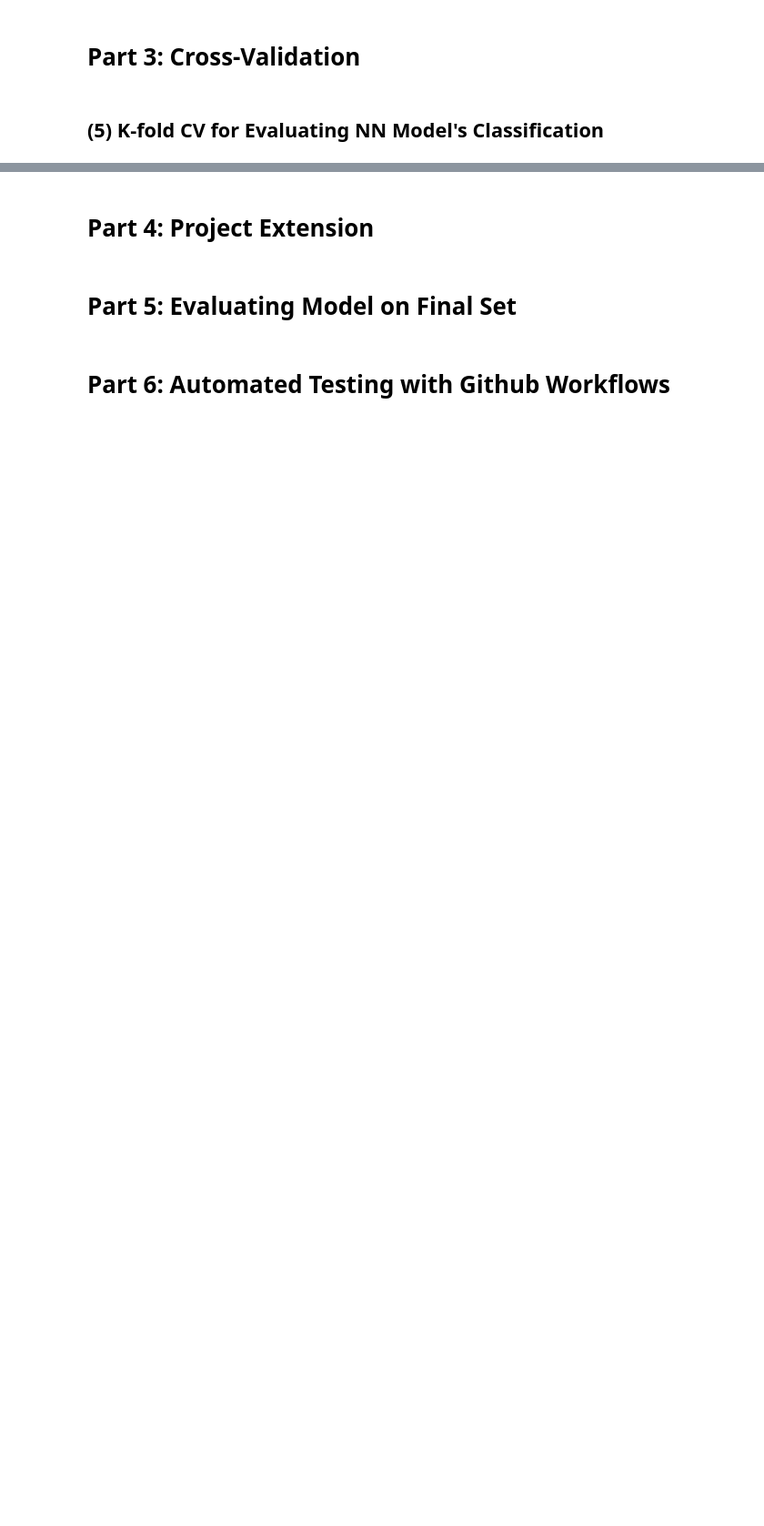
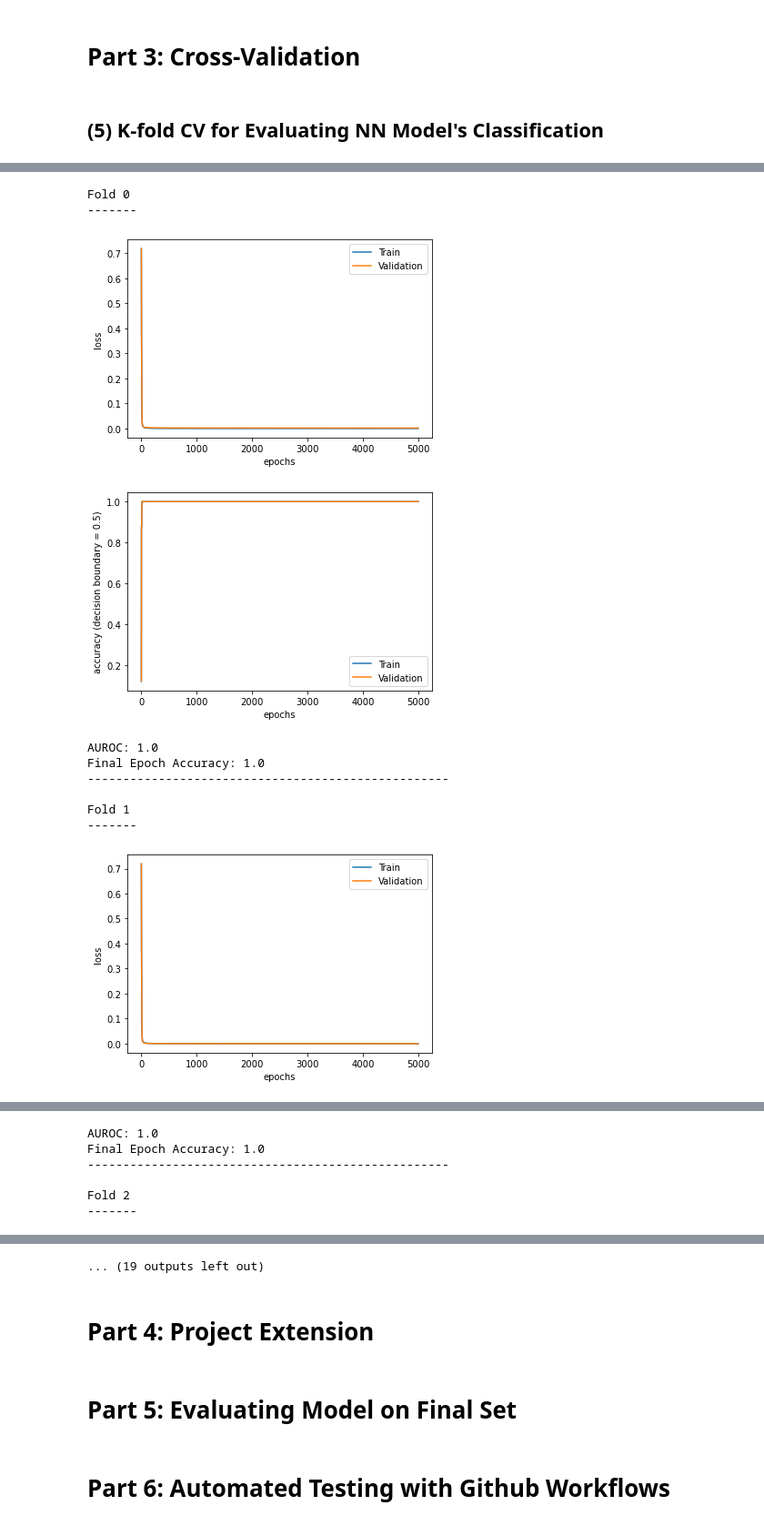
Before and after one commit to pgrosjean/Project3, a Jupyter notebook: Parker_Grosjean_Project3.ipynb, the cells around one changed output, grey strips where cells are left out. Shown at 91% size. Drawn from its saved outputs; the diff is of its cells as text; code cells hidden in the pictures; blank space fills up the shorter version.

```diff
--- a/Parker_Grosjean_Project3.ipynb
+++ b/Parker_Grosjean_Project3.ipynb
@@ -100,0 +210,70 @@ per_epoch_loss_train, per_epoch_loss_val = identity_ae.fit(X, y, X, y)
+# %%
+# Defining neccessary hyperparameters for the NN model
+nn_architecture = [{'input_dim': 68, 'output_dim': 2, 'activation': 'relu'},
+                   {'input_dim': 2, 'output_dim': 1, 'activation': 'sigmoid'}]
+loss_function = 'binary_crossentropy'
+learning_rate = 2
+seed = 14
+epochs = 5000
+early_stop = [20, -1e-12]
+
+# Running K-fold CV
+num_folds = 10
+kf_data = preprocess.KFoldCV(inputs, y=labels, num_folds=num_folds, shuffle=True)
+fold_aurocs = []
+fold_final_accs = []
+for fold in range(num_folds):
+    print(f'Fold {fold}')
+    print('-------')
+    # Generating Neural Network class instance
+    bc_nn = NN.NeuralNetwork(nn_architecture, lr=learning_rate, seed=seed, epochs=epochs, loss_function=loss_function)
+    X_train, X_val, y_train, y_val = kf_data.get_fold(fold)
+
+    # Making sure that there is no overlap between training and validation set
+    X_train_mod = [','.join(X.astype(int).astype(str)) for X in X_train]
+    train_set = set(X_train_mod)
+    X_val_mod = [','.join(X.astype(int).astype(str)) for X in X_val]
+    val_set = set(X_val_mod)
+    assert len(train_set & val_set) == 0
+
+    # Training Neural Network
+    per_epoch_loss_train, per_epoch_loss_val, per_epoch_acc_train, per_epoch_acc_val = bc_nn.fit(X_train, y_train, X_val, y_val, early_stop=early_stop)
+
+    # Plotting the Loss curves
+    fig = plt.figure()
+    plt.plot(np.arange(len(per_epoch_loss_train)), per_epoch_loss_train)
+    plt.plot(np.arange(len(per_epoch_loss_val)), per_epoch_loss_val)
+    plt.legend(['Train', 'Validation'])
+    plt.xlabel('epochs')
+    plt.ylabel('loss')
+    plt.show()
+
+    fig = plt.figure()
+    plt.plot(np.arange(len(per_epoch_acc_train)), per_epoch_acc_train)
+    plt.plot(np.arange(len(per_epoch_acc_val)), per_epoch_acc_val)
+    plt.legend(['Train', 'Validation'])
+    plt.xlabel('epochs')
+    plt.ylabel('accuracy (decision boundary = 0.5)')
+    plt.show()
+
+    auroc = bc_nn.calculate_auroc(X_val, y_val, n_steps=1000, make_plot=False)
+    fold_aurocs.append(auroc)
+    fold_final_accs.append(per_epoch_acc_val[-1])
+    print(f'AUROC: {auroc}')
+    print(f'Final Epoch Accuracy: {per_epoch_acc_val[-1]}')
+    print('---------------------------------------------------\n')
+
+print(f'Average Fold AUROC: {np.mean(np.array(fold_aurocs))}')
+print(f'Average Fold Final Acc: {np.mean(np.array(fold_final_accs))}')
+# %% [output]
+Fold 0
+-------
+[figure, added]
+[figure, added]
+AUROC: 1.0
+Final Epoch Accuracy: 1.0
+---------------------------------------------------
+
+Fold 1
+-------
+[figure, added]
@@ -100,0 +281,6 @@ per_epoch_loss_train, per_epoch_loss_val = identity_ae.fit(X, y, X, y)
+AUROC: 1.0
+Final Epoch Accuracy: 1.0
+---------------------------------------------------
+
+Fold 2
+-------
@@ -101,3 +297,4 @@ per_epoch_loss_train, per_epoch_loss_val = identity_ae.fit(X, y, X, y)
+... (19 outputs left out)
 # %% [markdown]
 # Part 4: Project Extension
 # %% [markdown]
```
Also changed, not shown: parts of 12 cells of this notebook, 2 other files.
